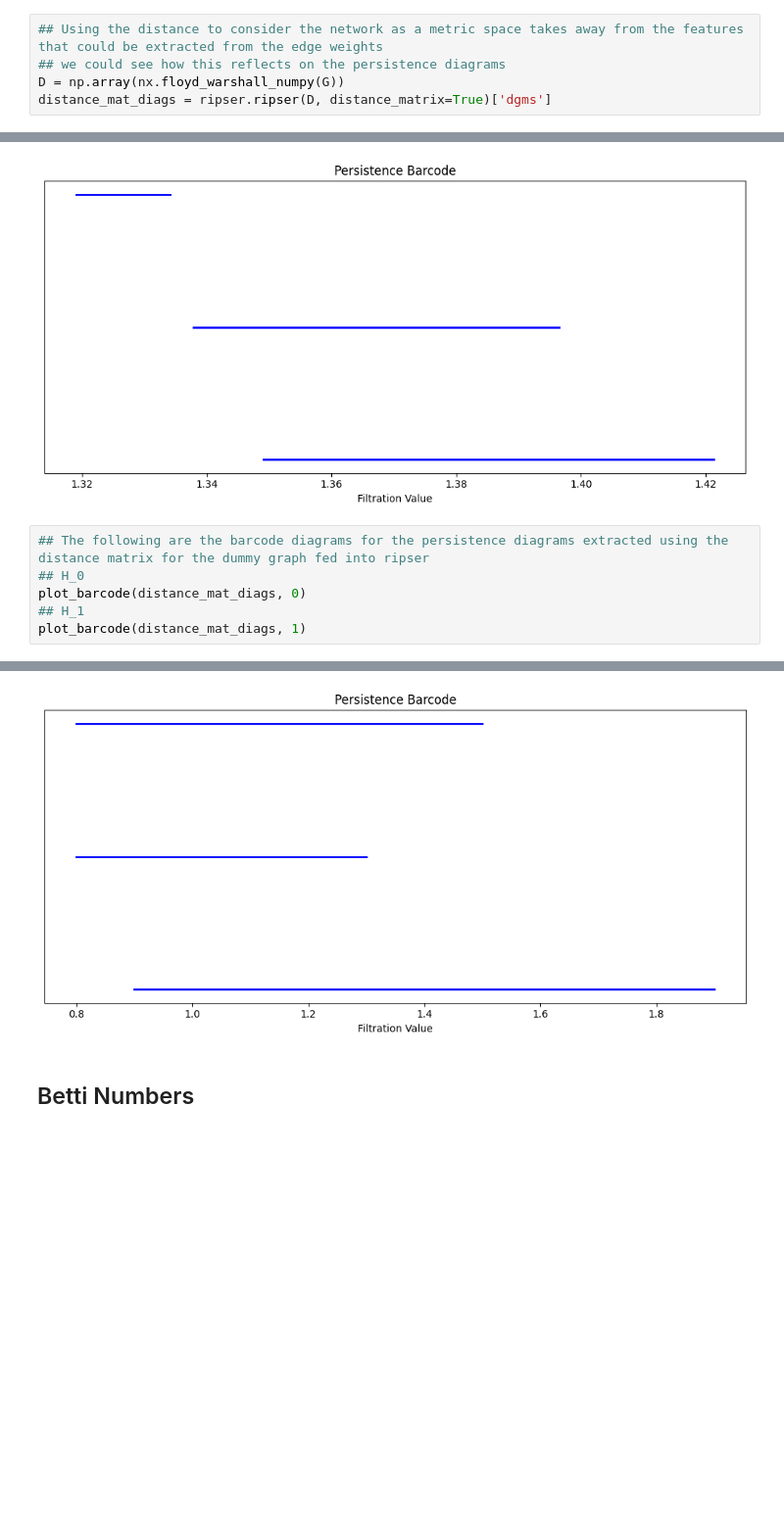
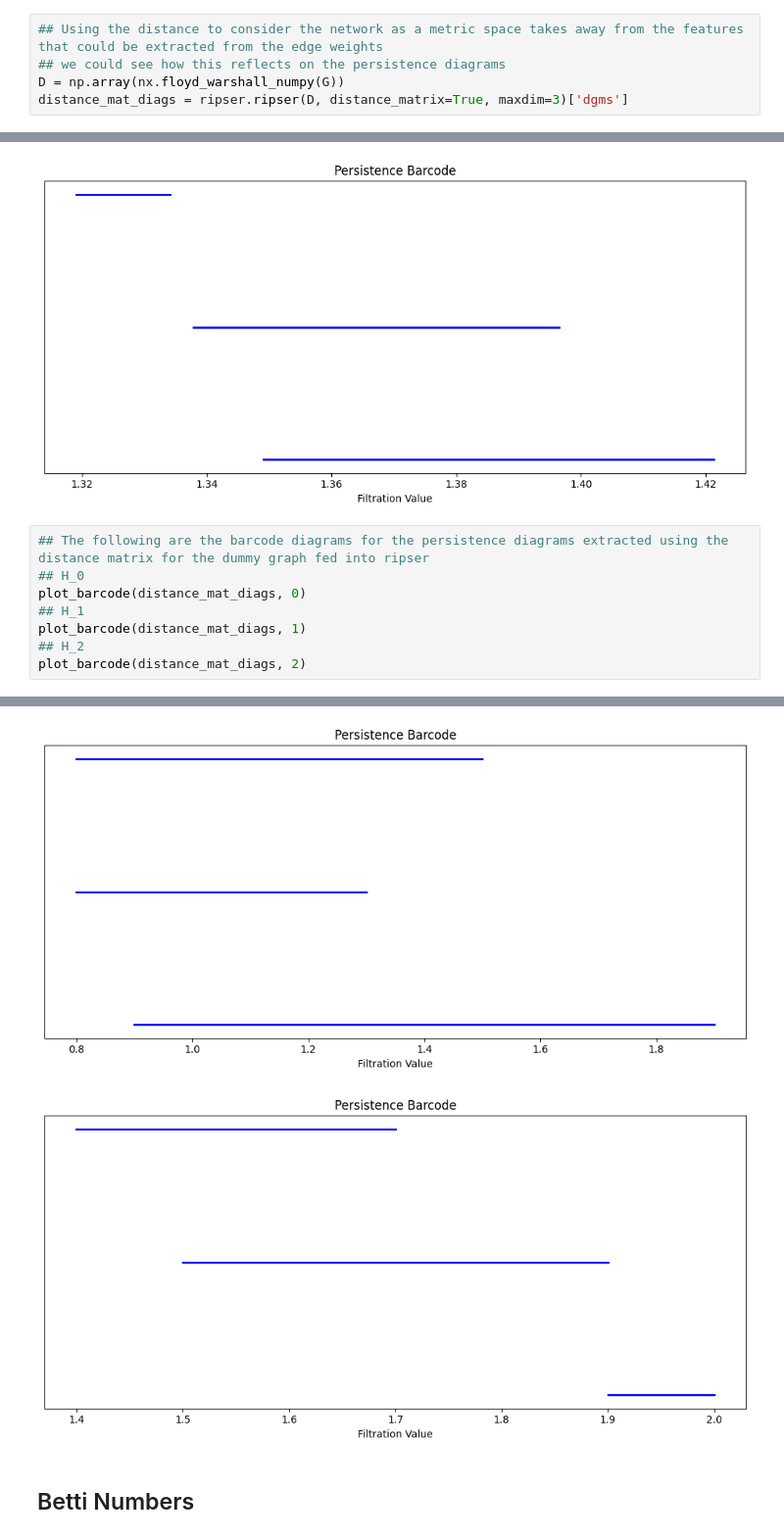
Before and after one commit to mehdimerbah/TDA-PPIN, a Jupyter notebook: tda/TDA_PPI_Node_Classification_Dummy.ipynb, the cells around one changed output, grey strips where cells are left out. Shown at 98% size. Cells and saved outputs as stored; diff of their text form; blank space fills up the shorter version.

```diff
--- a/tda/TDA_PPI_Node_Classification_Dummy.ipynb
+++ b/tda/TDA_PPI_Node_Classification_Dummy.ipynb
@@ -55,6 +53,6 @@ nx.draw_kamada_kawai(G, with_labels=True)
 ## Using the distance to consider the network as a metric space takes away from the features that could be extracted from the edge weights
 ## we could see how this reflects on the persistence diagrams
 D = np.array(nx.floyd_warshall_numpy(G))
-distance_mat_diags = ripser.ripser(D, distance_matrix=True)['dgms']
+distance_mat_diags = ripser.ripser(D, distance_matrix=True, maxdim=3)['dgms']
 # %%
 # Calculate persistent homology using Ripser
@@ -111,12 +101,15 @@ plot_barcode(adj_mat_diags, 1)
 # %%
 ## The following are the barcode diagrams for the persistence diagrams extracted using the distance matrix for the dummy graph fed into ripser
 ## H_0
 plot_barcode(distance_mat_diags, 0)
 ## H_1
 plot_barcode(distance_mat_diags, 1)
+## H_2
+plot_barcode(distance_mat_diags, 2)
 # %% [output]
 [figure]
 [figure]
+[figure, added]
 # %% [markdown]
 ## Betti Numbers
 # %%
```
Also changed, not shown: parts of 19 cells of this notebook.
